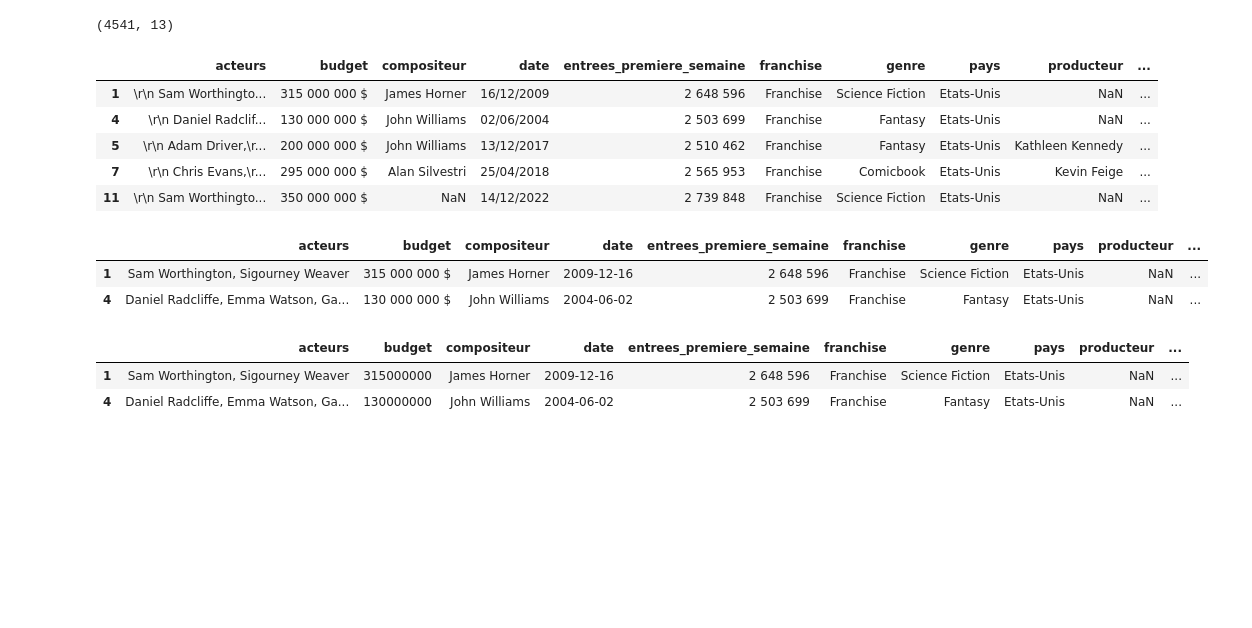
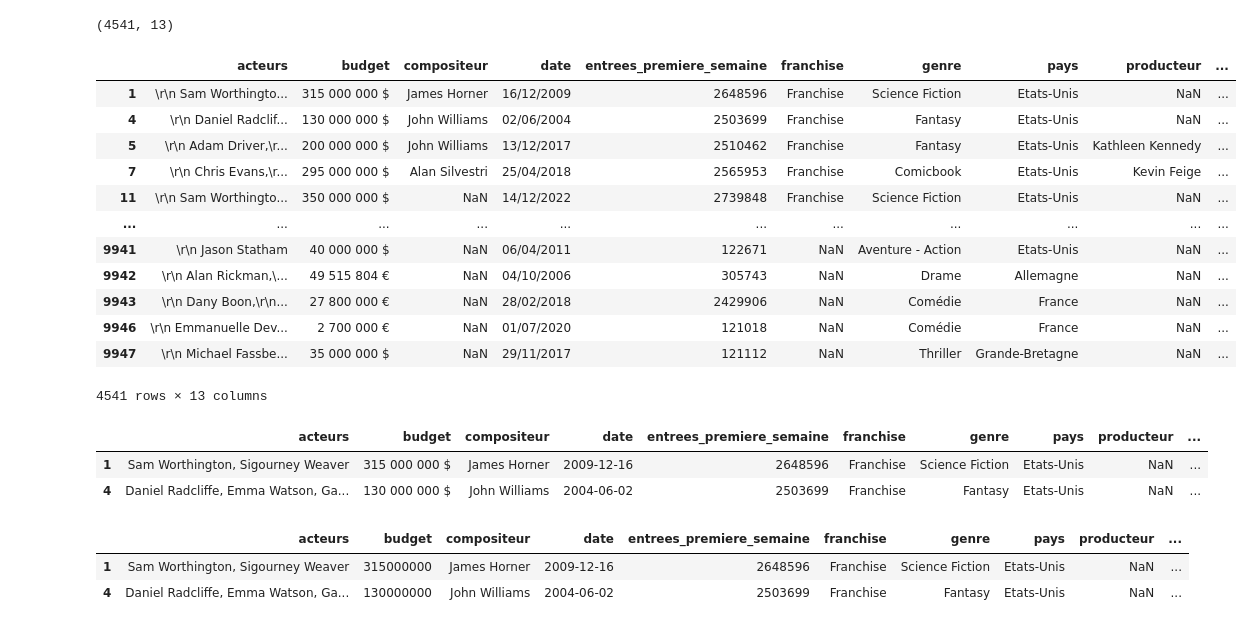
Before and after one commit to Melobgn/cinema_prediction, a Jupyter notebook: nettoyage.ipynb, the cells around one changed output. Saved outputs shown, nothing was run; the diff lists cells and outputs as text; code cells hidden in the pictures; blank space fills up the shorter version.

```diff
--- a/nettoyage.ipynb
+++ b/nettoyage.ipynb
@@ -82,21 +82,32 @@ movies_data_cleaned.shape
 # %%
 ###NETTOYAGE REALISATEUR
 
 for index, value in movies_data_cleaned['realisateur'].items():
     if isinstance(value,str):
         value = value.replace('\r\n','')
         value = value.replace('-','')
         value = value.strip()
         movies_data_cleaned.at[index, 'realisateur'] = value
 
 movies_data_cleaned.head(5)
+
+###NETTOYAGE ENTREES EN INT
+movies_data_cleaned['entrees_premiere_semaine'] = movies_data_cleaned['entrees_premiere_semaine'].str.replace(' ', '').astype(int)
+movies_data_cleaned
 # %% [output]
 |  | acteurs | budget | compositeur | date | entrees_premiere_semaine | franchise | genre | pays | producteur | ... |
-| 1 | \r\n Sam Worthingto... | 315 000 000 $ | James Horner | 16/12/2009 | 2 648 596 | Franchise | Science Fiction | Etats-Unis | NaN | ... |
-| 4 | \r\n Daniel Radclif... | 130 000 000 $ | John Williams | 02/06/2004 | 2 503 699 | Franchise | Fantasy | Etats-Unis | NaN | ... |
-| 5 | \r\n Adam Driver,\r... | 200 000 000 $ | John Williams | 13/12/2017 | 2 510 462 | Franchise | Fantasy | Etats-Unis | Kathleen Kennedy | ... |
-| 7 | \r\n Chris Evans,\r... | 295 000 000 $ | Alan Silvestri | 25/04/2018 | 2 565 953 | Franchise | Comicbook | Etats-Unis | Kevin Feige | ... |
-| 11 | \r\n Sam Worthingto... | 350 000 000 $ | NaN | 14/12/2022 | 2 739 848 | Franchise | Science Fiction | Etats-Unis | NaN | ... |
+| 1 | \r\n Sam Worthingto... | 315 000 000 $ | James Horner | 16/12/2009 | 2648596 | Franchise | Science Fiction | Etats-Unis | NaN | ... |
+| 4 | \r\n Daniel Radclif... | 130 000 000 $ | John Williams | 02/06/2004 | 2503699 | Franchise | Fantasy | Etats-Unis | NaN | ... |
+| 5 | \r\n Adam Driver,\r... | 200 000 000 $ | John Williams | 13/12/2017 | 2510462 | Franchise | Fantasy | Etats-Unis | Kathleen Kennedy | ... |
+| 7 | \r\n Chris Evans,\r... | 295 000 000 $ | Alan Silvestri | 25/04/2018 | 2565953 | Franchise | Comicbook | Etats-Unis | Kevin Feige | ... |
+| 11 | \r\n Sam Worthingto... | 350 000 000 $ | NaN | 14/12/2022 | 2739848 | Franchise | Science Fiction | Etats-Unis | NaN | ... |
+| ... | ... | ... | ... | ... | ... | ... | ... | ... | ... | ... |
+| 9941 | \r\n Jason Statham | 40 000 000 $ | NaN | 06/04/2011 | 122671 | NaN | Aventure - Action | Etats-Unis | NaN | ... |
+| 9942 | \r\n Alan Rickman,\... | 49 515 804 € | NaN | 04/10/2006 | 305743 | NaN | Drame | Allemagne | NaN | ... |
+| 9943 | \r\n Dany Boon,\r\n... | 27 800 000 € | NaN | 28/02/2018 | 2429906 | NaN | Comédie | France | NaN | ... |
+| 9946 | \r\n Emmanuelle Dev... | 2 700 000 € | NaN | 01/07/2020 | 121018 | NaN | Comédie | France | NaN | ... |
+| 9947 | \r\n Michael Fassbe... | 35 000 000 $ | NaN | 29/11/2017 | 121112 | NaN | Thriller | Grande-Bretagne | NaN | ... |
+4541 rows × 13 columns
 # %%
 ###NETTOYAGE TITRE
 for index, value in movies_data_cleaned['titre'].items():
@@ -122,8 +133,8 @@ movies_data_cleaned['date'] = pd.to_datetime(movies_data_cleaned['date'], format
 movies_data_cleaned.head(2)
 # %% [output]
 |  | acteurs | budget | compositeur | date | entrees_premiere_semaine | franchise | genre | pays | producteur | ... |
-| 1 | Sam Worthington, Sigourney Weaver | 315 000 000 $ | James Horner | 2009-12-16 | 2 648 596 | Franchise | Science Fiction | Etats-Unis | NaN | ... |
-| 4 | Daniel Radcliffe, Emma Watson, Ga... | 130 000 000 $ | John Williams | 2004-06-02 | 2 503 699 | Franchise | Fantasy | Etats-Unis | NaN | ... |
+| 1 | Sam Worthington, Sigourney Weaver | 315 000 000 $ | James Horner | 2009-12-16 | 2648596 | Franchise | Science Fiction | Etats-Unis | NaN | ... |
+| 4 | Daniel Radcliffe, Emma Watson, Ga... | 130 000 000 $ | John Williams | 2004-06-02 | 2503699 | Franchise | Fantasy | Etats-Unis | NaN | ... |
 # %%
 ### NETTOYAGE BUDGET
 movies_data_cleaned['budget'] = movies_data_cleaned['budget'].str.replace('[\$,€]', '', regex=True).str.replace(' ', '').str.replace('?', '')
@@ -134,8 +145,8 @@ movies_data_cleaned['budget'] = pd.to_numeric(movies_data_cleaned['budget'], err
 movies_data_cleaned.head(2)
 # %% [output]
 |  | acteurs | budget | compositeur | date | entrees_premiere_semaine | franchise | genre | pays | producteur | ... |
-| 1 | Sam Worthington, Sigourney Weaver | 315000000 | James Horner | 2009-12-16 | 2 648 596 | Franchise | Science Fiction | Etats-Unis | NaN | ... |
-| 4 | Daniel Radcliffe, Emma Watson, Ga... | 130000000 | John Williams | 2004-06-02 | 2 503 699 | Franchise | Fantasy | Etats-Unis | NaN | ... |
+| 1 | Sam Worthington, Sigourney Weaver | 315000000 | James Horner | 2009-12-16 | 2648596 | Franchise | Science Fiction | Etats-Unis | NaN | ... |
+| 4 | Daniel Radcliffe, Emma Watson, Ga... | 130000000 | John Williams | 2004-06-02 | 2503699 | Franchise | Fantasy | Etats-Unis | NaN | ... |
 # %%
 movies_data_cleaned[movies_data_cleaned.acteurs.str.contains('Sam Worthington')]
 # %% [output]
```
Also changed, not shown: 2 other files.
